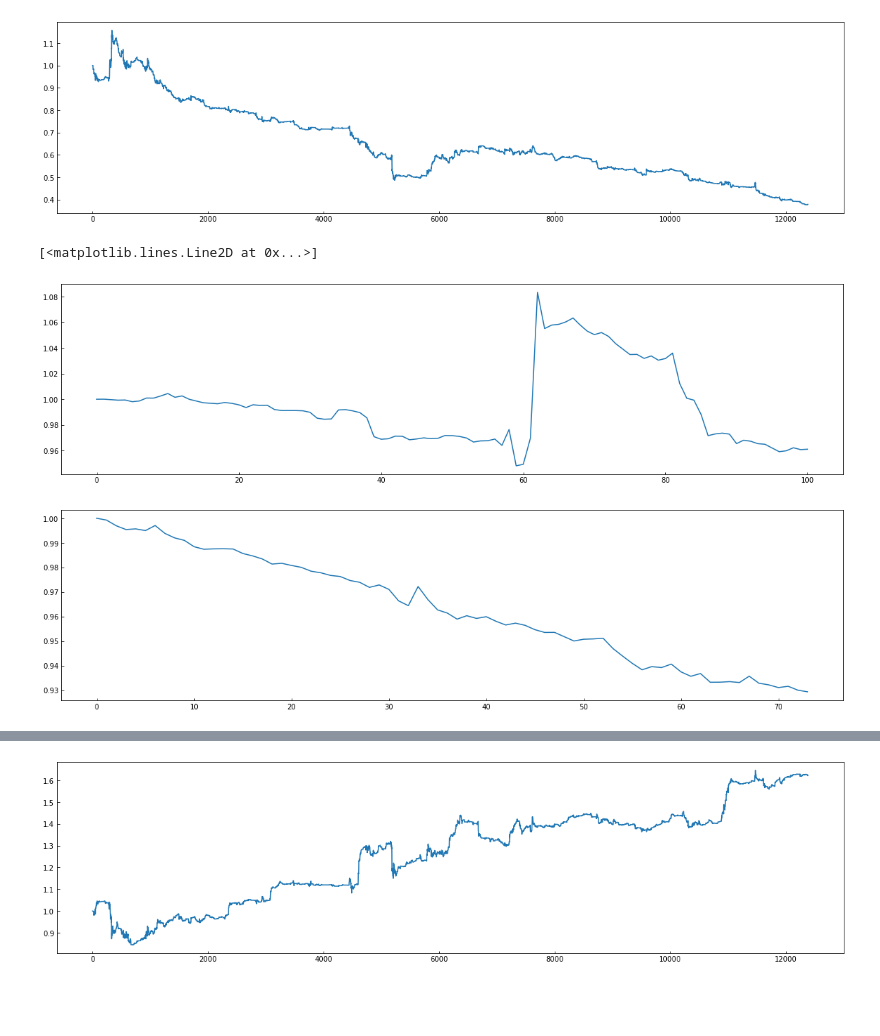
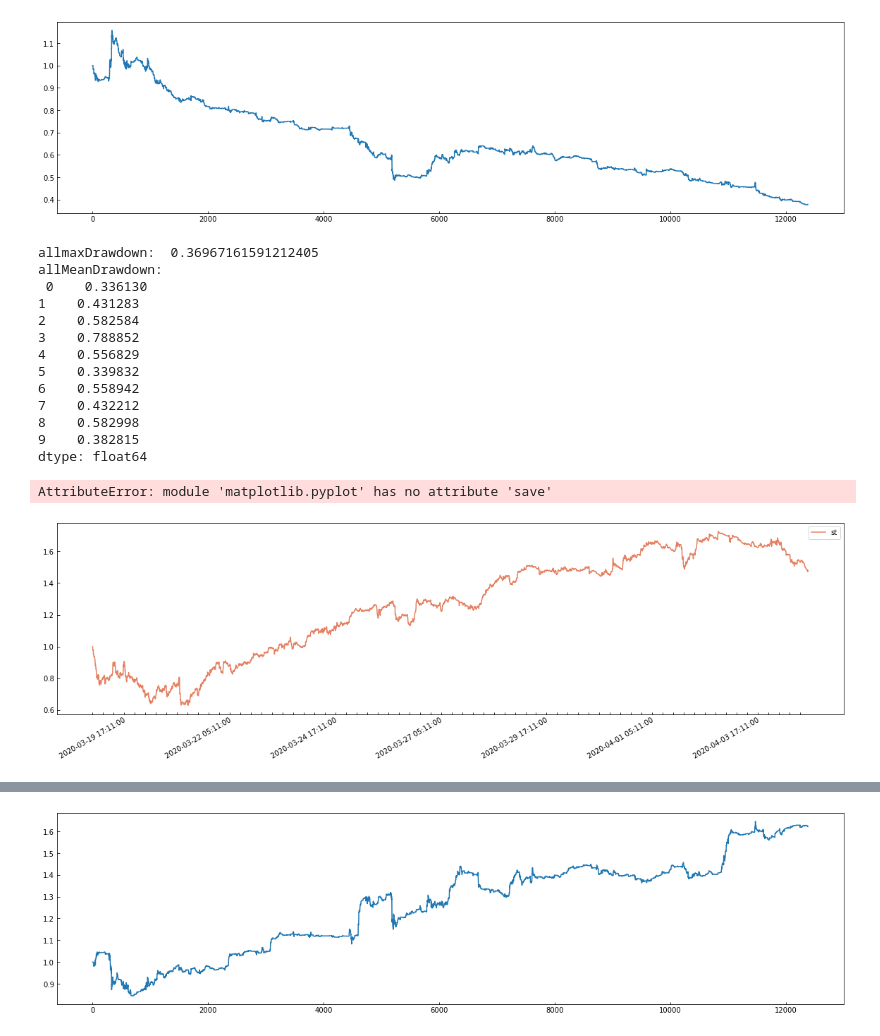
Before and after one commit to wx2480/digit, a Jupyter notebook: XGBmodel.ipynb, the cells around one changed output, grey strips where cells are left out. Saved outputs shown, nothing was run; the diff lists cells and outputs as text; code cells hidden in the pictures; blank space fills up the shorter version.

```diff
--- a/XGBmodel.ipynb
+++ b/XGBmodel.ipynb
@@ -432,38 +429,51 @@ plt.plot(net)
 [<matplotlib.lines.Line2D at 0x...>]
 [figure]
 # %%
-pos = np.array(position)
+pos = np.load('./pos/0.npy')
+#pos = np.array(position)
 a = ret[1451:]
 net = [[1/ret_time] * ret_time]
 for i in range(0, len(pos)//ret_time):
     n = []
     for j in range(ret_time):
         _ = net[-1][j] + pos[ret_time*i+j] * a[ret_time*i+j] / ret_time
         if (i!=0) & (pos[ret_time*i+j] != pos[ret_time*i+j-ret_time]) & (pos[ret_time*i+j-ret_time] != 0):
             _ = _ - 0.002/ret_time
         n.append(_)
     net.append(n)
-
-plt.plot(np.array(net).sum(axis = 1))
+fig,ax = plt.subplots()
+net_worth = pd.DataFrame(np.array(net),index = ret[1451:].index[::5][:len(net)])
+ax.plot(net_worth.sum(axis = 1), color = colors[4], label = 'st')
+# ax.plot(_c0.close/_c0.close.dropna()[0], color = colors[3], label = 'opt')
+for i,j in enumerate(ax.get_xticklabels()):
+    if i%720 == 0:
+        j.set_visible(True)
+        j.set_rotation(30)
+    else:
+        j.set_visible(False)
+for i,j in enumerate(ax.get_xticklines()):
+    if i%144 == 0:
+        j.set_visible(True)
+    else:
+        j.set_visible(False)
+ax.legend()
+print('allmaxDrawdown: ', np.max(1 - net_worth.sum(axis = 1) / np.maximum.accumulate(net_worth.sum(axis = 1))))
+print('allMeanDrawdown: \n', net_worth.apply(lambda x:np.max(1-x/np.maximum.accumulate(x))))
+# plt.save('0-1-2%%-stopt')
+plt.show(fig)
 # %% [output]
-[<matplotlib.lines.Line2D at 0x...>]
+allmaxDrawdown:  0.36967161591212405
+allMeanDrawdown:
+ 0    0.336130
+1    0.431283
+2    0.582584
+3    0.788852
+4    0.556829
+5    0.339832
+6    0.558942
+7    0.432212
+8    0.582998
+9    0.382815
+dtype: float64
+AttributeError: module 'matplotlib.pyplot' has no attribute 'save'
-[figure, old version]
+[figure, new version]
-# %%
-pos = np.array(position)
-a = ret[1452:]
-net = [[0.1] * 10]
-for ii in range(0, len(pos)//10):
-    n = []
-    for j in range(10):
-        _ = net[-1][j] * (1+pos[10*ii+j] * a[10*ii+j])
-        if (ii!=0) & (pos[10*ii+j] != pos[10*ii+j-10]):
-            _ = _ * 0.998
-        n.append(_)
-    net.append(n)
-
-#     print(i)
-fig,ax = plt.subplots()
-ax.plot(np.array(net).sum(axis = 1))
-plt.show(fig)
-# %% [output]
-[figure, removed]
```
Also changed, not shown: parts of 15 cells of this notebook, 4 other files.
